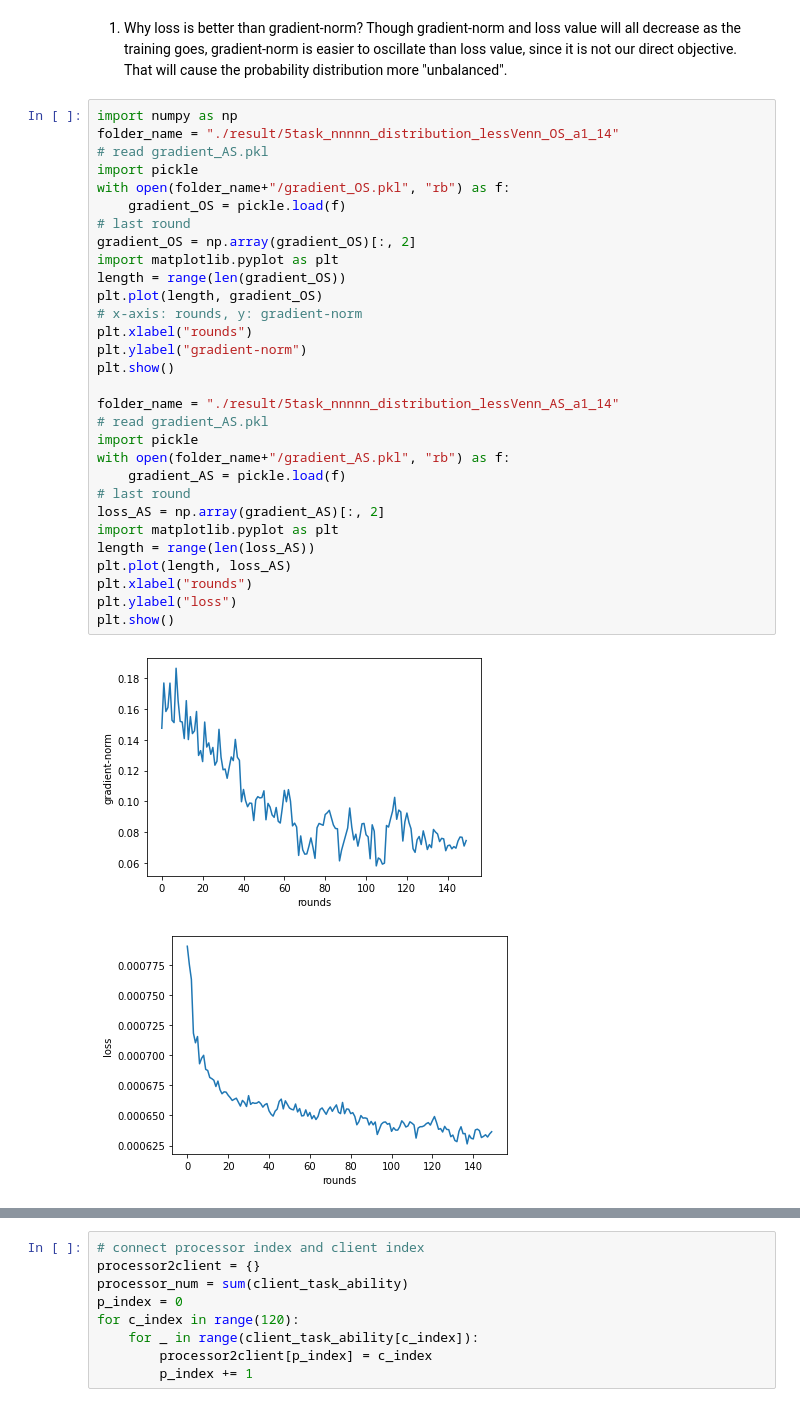
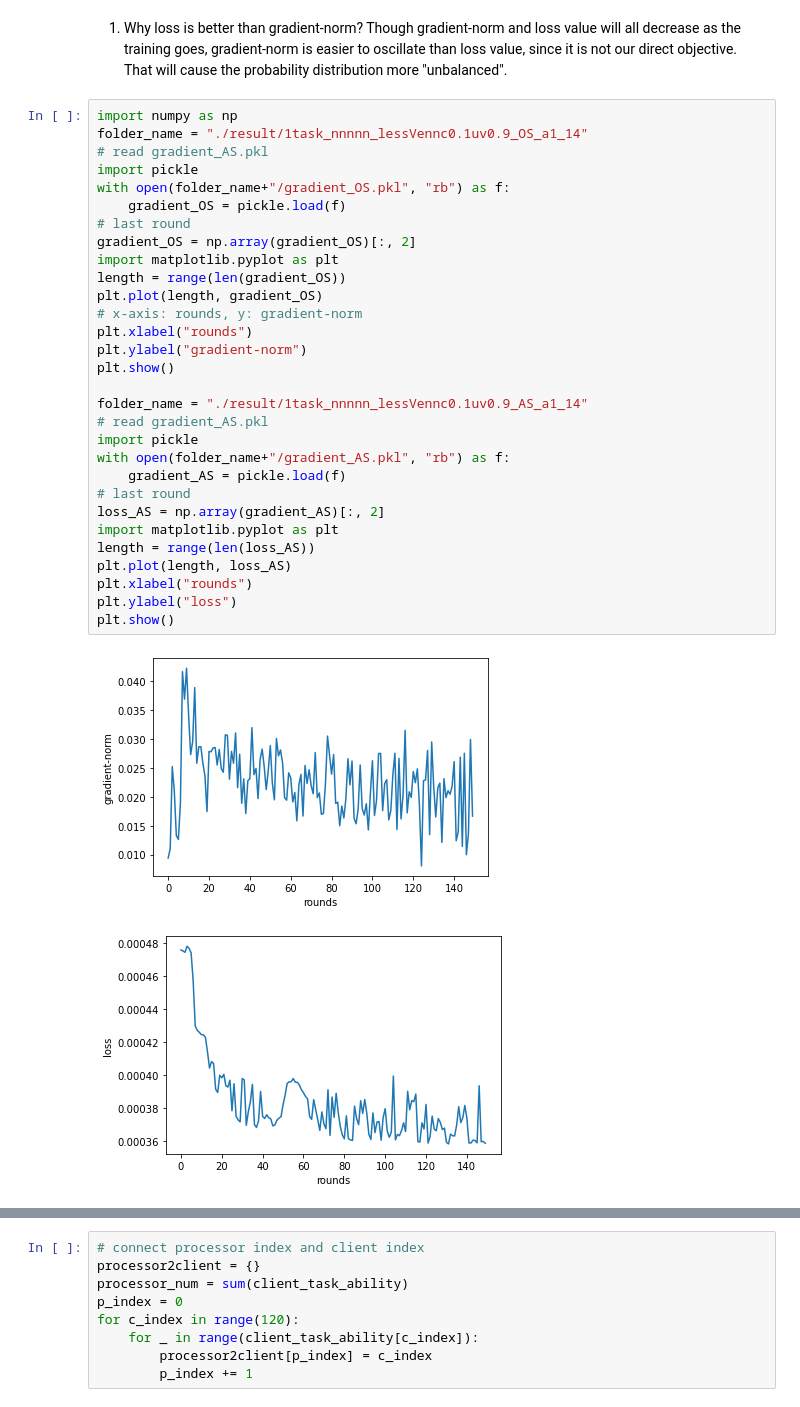
Before and after one commit to haoran-zh/mmfl-Dec, a Jupyter notebook: new_idea.ipynb, the cells around one changed output, grey strips where cells are left out. Saved outputs shown, nothing was run; the diff lists cells and outputs as text.

```diff
--- a/new_idea.ipynb
+++ b/new_idea.ipynb
@@ -3,36 +3,36 @@
 Though gradient-norm and loss value will all decrease as the training goes, gradient-norm is easier to oscillate than loss value, since it is not our direct objective. That will cause the probability distribution more "unbalanced".
 # %%
 import numpy as np
-folder_name = "./result/5task_nnnnn_distribution_lessVenn_OS_a1_14"
+folder_name = "./result/1task_nnnnn_lessVennc0.1uv0.9_OS_a1_14"
 # read gradient_AS.pkl
 import pickle
 with open(folder_name+"/gradient_OS.pkl", "rb") as f:
     gradient_OS = pickle.load(f)
 # last round
 gradient_OS = np.array(gradient_OS)[:, 2]
 import matplotlib.pyplot as plt
 length = range(len(gradient_OS))
 plt.plot(length, gradient_OS)
 # x-axis: rounds, y: gradient-norm
 plt.xlabel("rounds")
 plt.ylabel("gradient-norm")
 plt.show()
 
-folder_name = "./result/5task_nnnnn_distribution_lessVenn_AS_a1_14"
+folder_name = "./result/1task_nnnnn_lessVennc0.1uv0.9_AS_a1_14"
 # read gradient_AS.pkl
 import pickle
 with open(folder_name+"/gradient_AS.pkl", "rb") as f:
     gradient_AS = pickle.load(f)
 # last round
 loss_AS = np.array(gradient_AS)[:, 2]
 import matplotlib.pyplot as plt
 length = range(len(loss_AS))
 plt.plot(length, loss_AS)
 plt.xlabel("rounds")
 plt.ylabel("loss")
 plt.show()
 # %% [output]
-[figure, old version]
+[figure, new version]
-[figure, old version]
+[figure, new version]
 # %%
 # folder_name = "./result/5task_nnnnn_mse_lessVennc0.1_AS_a1_17"
```
Also changed, not shown: parts of 12 cells of this notebook, 6 other files.
